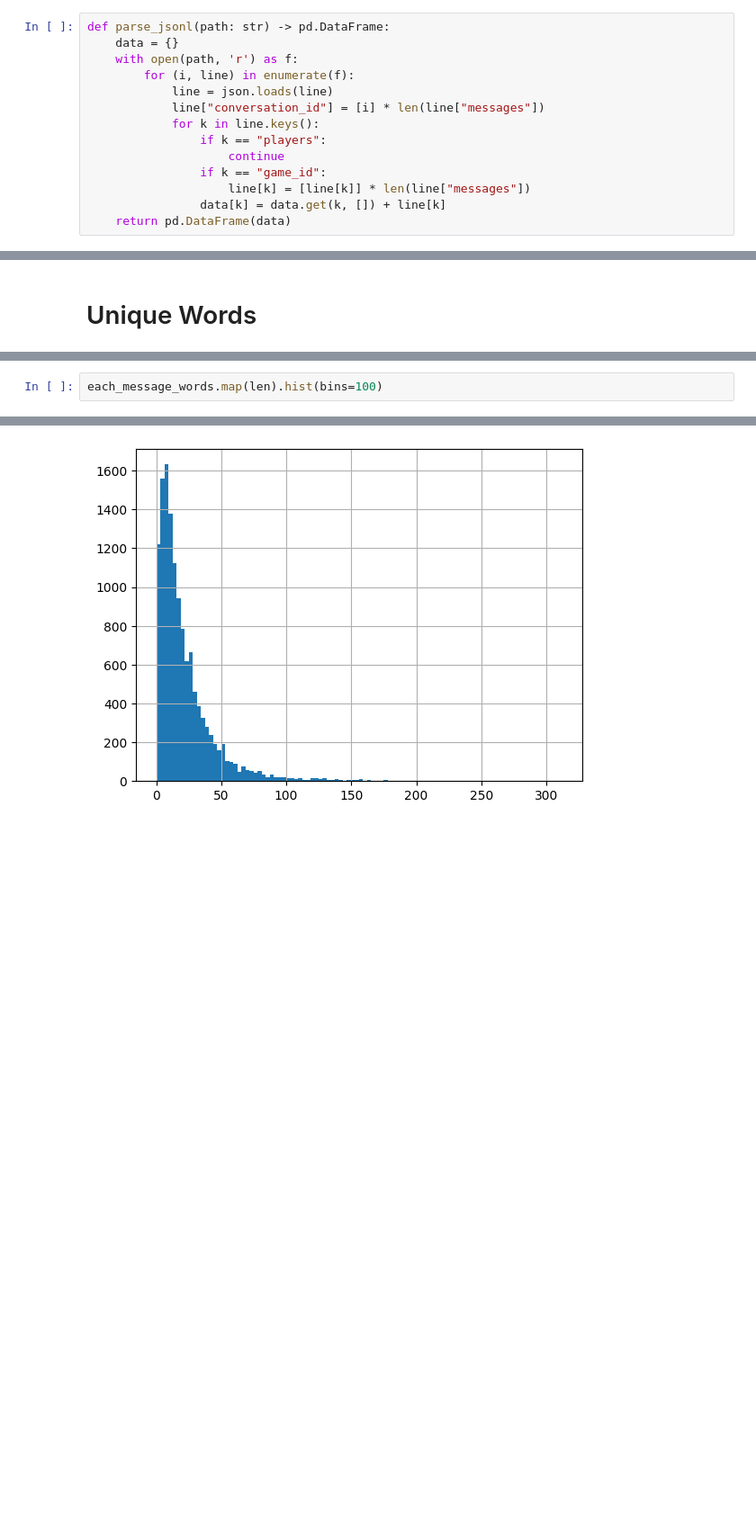
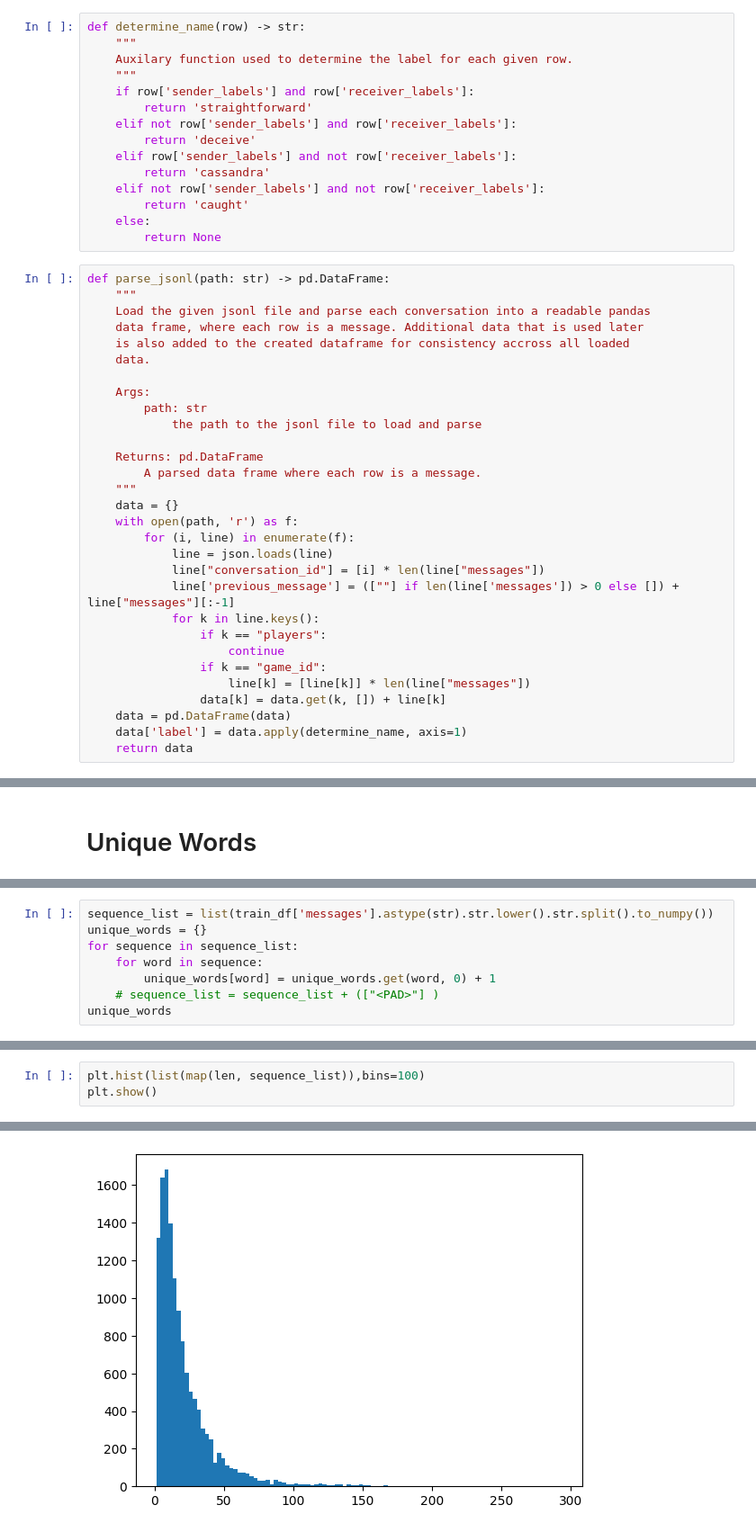
Before and after one commit to AdamKreitz/w266-final-project, a Jupyter notebook: lee2.ipynb, the cells around one changed output, grey strips where cells are left out. Shown at 90% size. Saved outputs shown, nothing was run; the diff lists cells and outputs as text; blank space fills up the shorter version.

```diff
--- a/lee2.ipynb
+++ b/lee2.ipynb
@@ -9,14 +58,45 @@ import math
+# %%
+def determine_name(row) -> str:
+    """
+    Auxilary function used to determine the label for each given row.
+    """
+    if row['sender_labels'] and row['receiver_labels']:
+        return 'straightforward'
+    elif not row['sender_labels'] and row['receiver_labels']:
+        return 'deceive'
+    elif row['sender_labels'] and not row['receiver_labels']:
+        return 'cassandra'
+    elif not row['sender_labels'] and not row['receiver_labels']:
+        return 'caught'
+    else:
+        return None
 # %%
 def parse_jsonl(path: str) -> pd.DataFrame:
+    """
+    Load the given jsonl file and parse each conversation into a readable pandas
+    data frame, where each row is a message. Additional data that is used later
+    is also added to the created dataframe for consistency accross all loaded
+    data.
+
+    Args:
+        path: str
+            the path to the jsonl file to load and parse
+
+    Returns: pd.DataFrame
+        A parsed data frame where each row is a message.
+    """
     data = {}
     with open(path, 'r') as f:
         for (i, line) in enumerate(f):
             line = json.loads(line)
             line["conversation_id"] = [i] * len(line["messages"])
+            line['previous_message'] = ([""] if len(line['messages']) > 0 else []) + line["messages"][:-1]
             for k in line.keys():
                 if k == "players":
                     continue
                 if k == "game_id":
                     line[k] = [line[k]] * len(line["messages"])
                 data[k] = data.get(k, []) + line[k]
-    return pd.DataFrame(data)
+    data = pd.DataFrame(data)
+    data['label'] = data.apply(determine_name, axis=1)
+    return data
@@ -83,0 +192,8 @@ list(sorted(unique_words))
+# %%
+sequence_list = list(train_df['messages'].astype(str).str.lower().str.split().to_numpy())
+unique_words = {}
+for sequence in sequence_list:
+    for word in sequence:
+        unique_words[word] = unique_words.get(word, 0) + 1
+    # sequence_list = sequence_list + (["<PAD>"] )
+unique_words
@@ -96,5 +230,6 @@ Some things to note are
 - some words are repeated because of long character exaggeration (for example, "aaaaaalllllllllll" instead of "all" or "aaaaany" instead of "any")
 - some words are repeated because of misspellings and typos
 # %%
-each_message_words.map(len).hist(bins=100)
+plt.hist(list(map(len, sequence_list)),bins=100)
+plt.show()
 # %% [output]
@@ -102,4 +236,4 @@ each_message_words.map(len).hist(bins=100)
-[figure, old version]
+[figure, new version]
 # %%
 summary = {
     "": [
```
Also changed, not shown: parts of 37 cells of this notebook.
